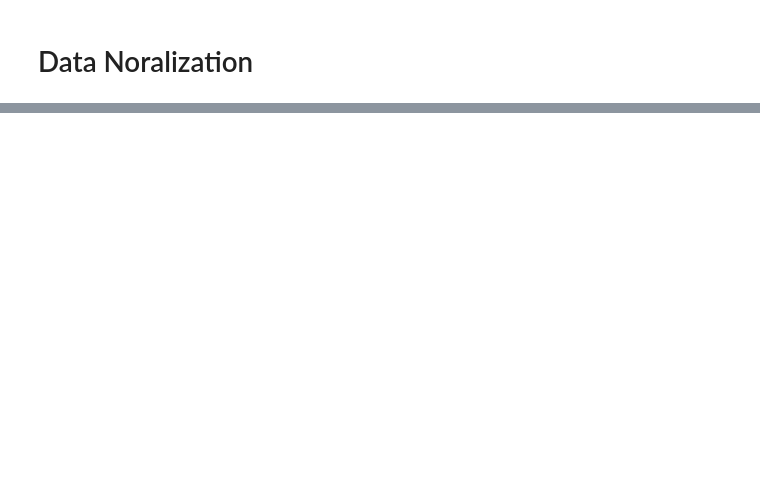
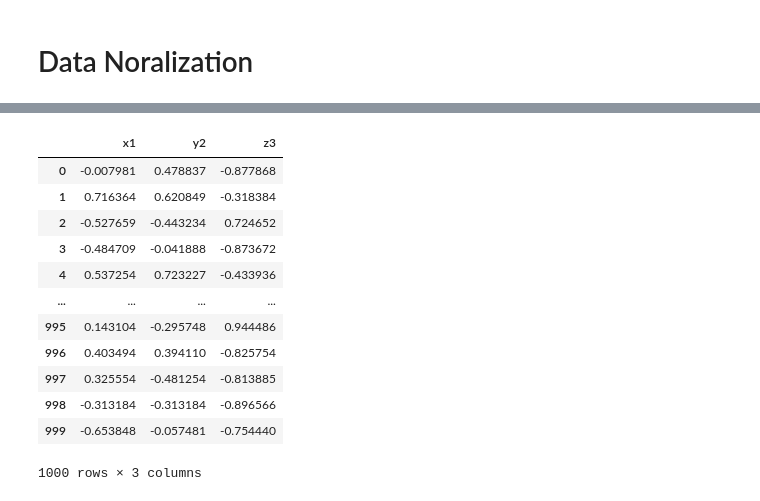
Before and after one commit to gurubalan077/4-SEM-Fils, a Jupyter notebook: work in Pands.ipynb, the cells around one changed output, grey strips where cells are left out. Cells and saved outputs as stored; diff of their text form; code cells hidden in the pictures; blank space fills up the shorter version.

```diff
--- a/work in Pands.ipynb
+++ b/work in Pands.ipynb
@@ -136,0 +183,16 @@ normalization_df = pd.DataFrame({'x':np.random.randint(-100,100,1000),
+# %%
+norm_df
+# %% [output]
+|  | x1 | y2 | z3 |
+| 0 | -0.007981 | 0.478837 | -0.877868 |
+| 1 | 0.716364 | 0.620849 | -0.318384 |
+| 2 | -0.527659 | -0.443234 | 0.724652 |
+| 3 | -0.484709 | -0.041888 | -0.873672 |
+| 4 | 0.537254 | 0.723227 | -0.433936 |
+| ... | ... | ... | ... |
+| 995 | 0.143104 | -0.295748 | 0.944486 |
+| 996 | 0.403494 | 0.394110 | -0.825754 |
+| 997 | 0.325554 | -0.481254 | -0.813885 |
+| 998 | -0.313184 | -0.313184 | -0.896566 |
+| 999 | -0.653848 | -0.057481 | -0.754440 |
+1000 rows × 3 columns
```
Also changed, not shown: parts of 22 cells of this notebook.
